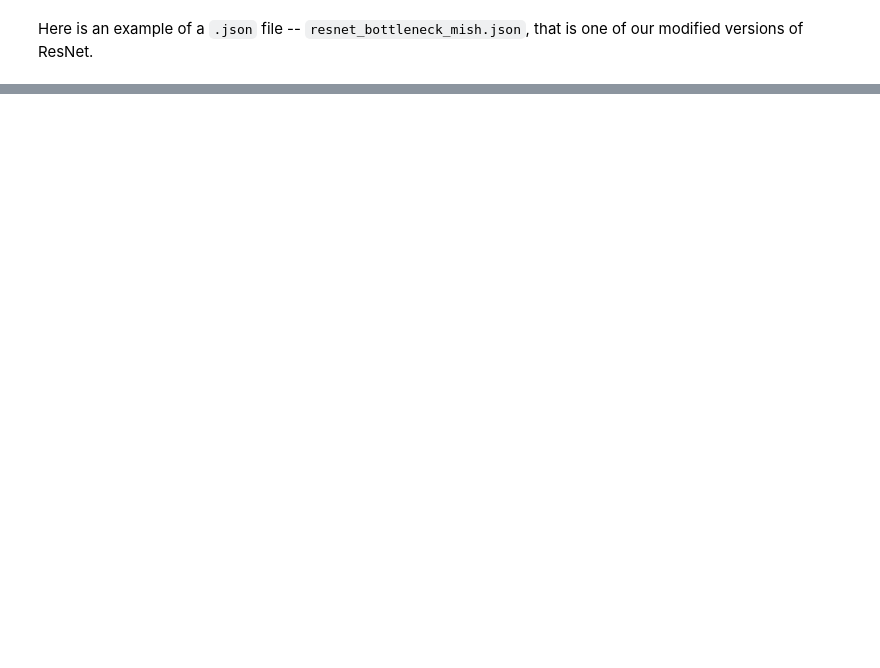
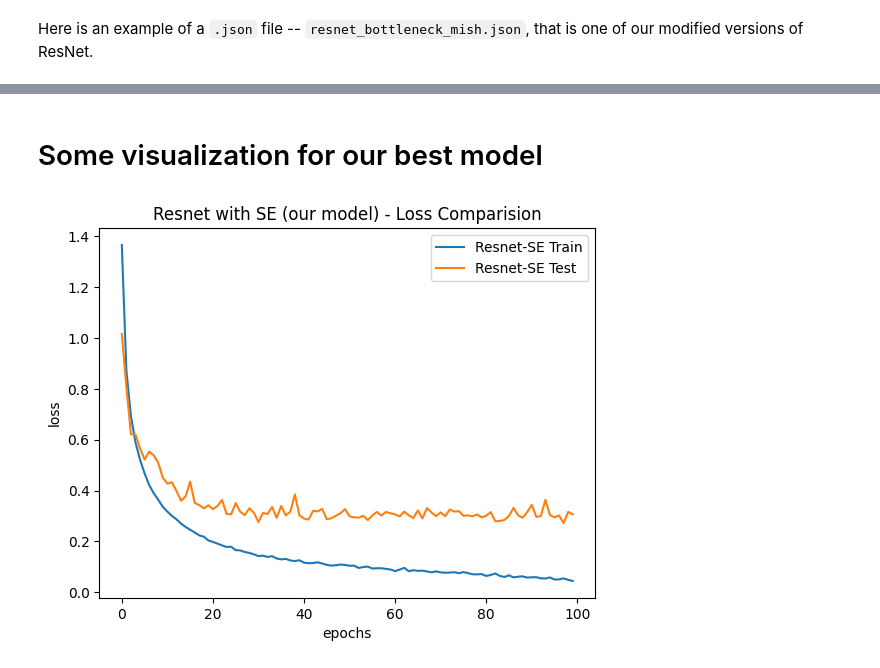
Before and after one commit to randr97/squeeze-res, a Jupyter notebook: plots/plotting.ipynb, the cells around one changed output, grey strips where cells are left out. Drawn from its saved outputs; the diff is of its cells as text; code cells hidden in the pictures; blank space fills up the shorter version.

```diff
--- a/plots/plotting.ipynb
+++ b/plots/plotting.ipynb
@@ -32,0 +62,13 @@ squeeze_rez_test_acc = [65.2300, 72.8600, 79.2100, 79.2100, 80.6800, 82.5600, 82
+# %% [markdown]
+# Some visualization for our best model
+# %%
+plt.plot(squeeze_rez_train_loss, label='Resnet-SE Train')
+plt.plot(squeeze_rez_test_loss, label='Resnet-SE Test')
+plt.title('Resnet with SE (our model) - Loss Comparision')
+plt.xlabel('epochs')
+plt.ylabel('loss')
+plt.legend()
+plt.savefig('resnet_se_loss')
+plt.show()
+# %% [output]
+[figure, added]
```
Also changed, not shown: parts of 9 cells of this notebook.
